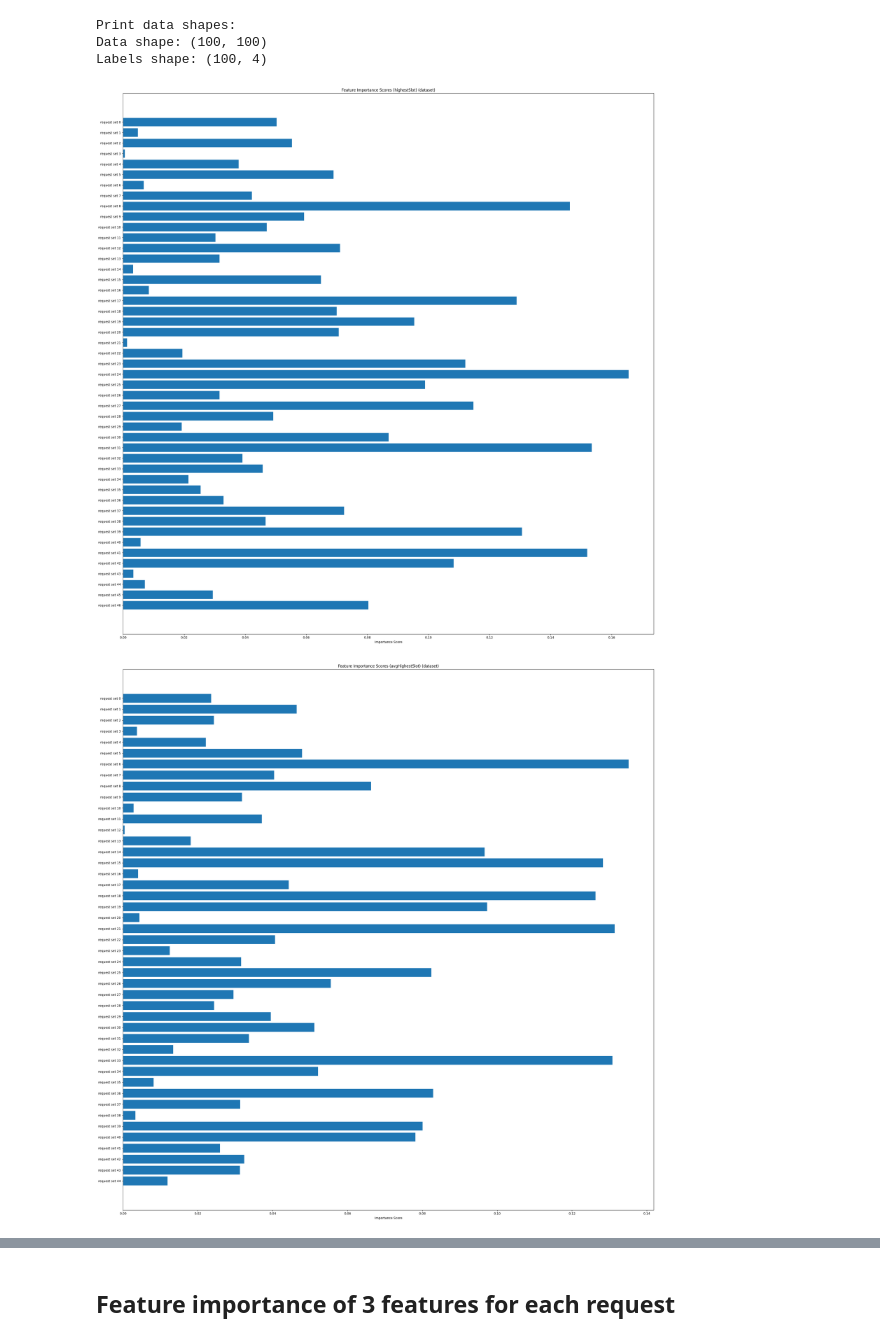
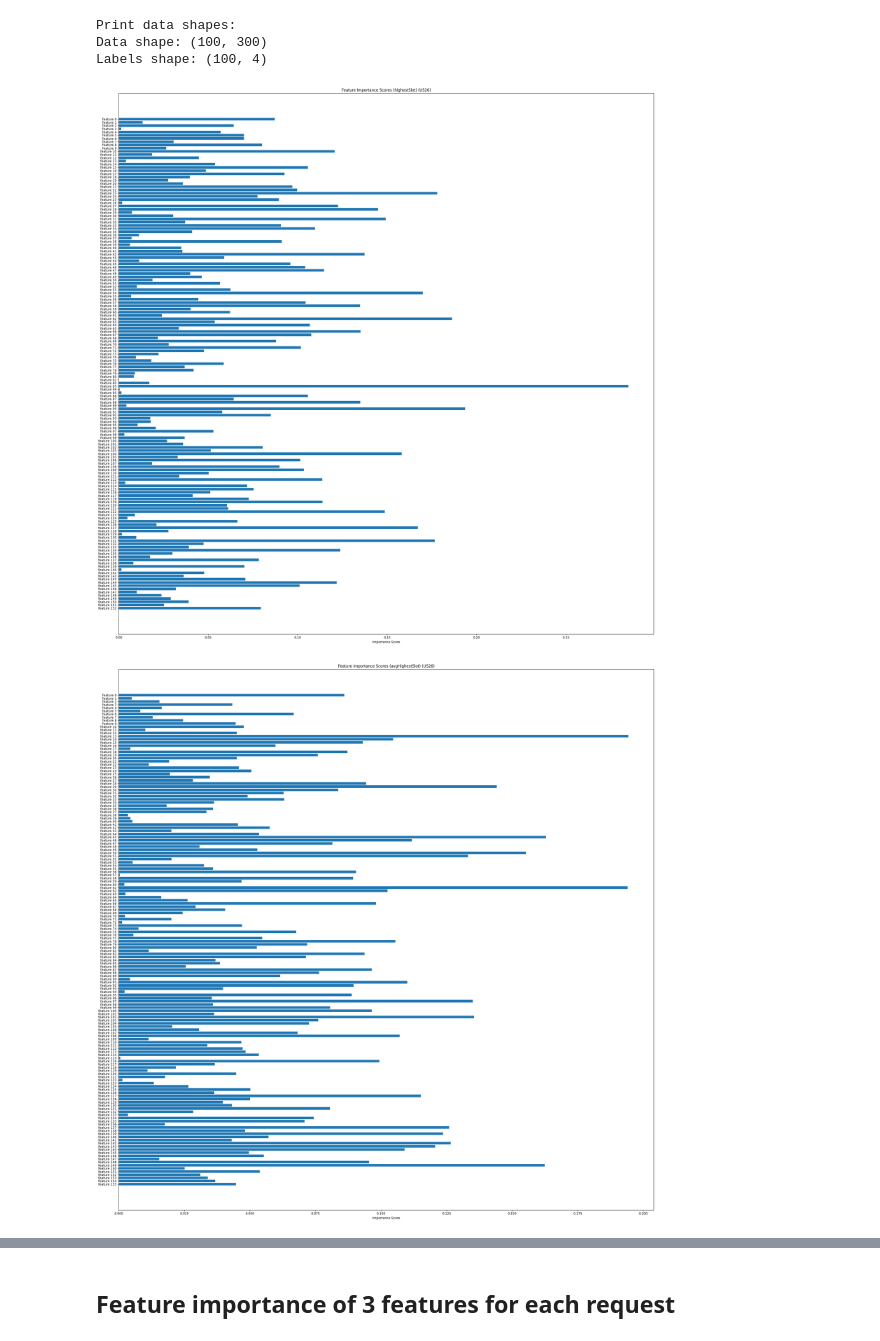
Before and after one commit to pawel150199/network-traffic-prediction, a Jupyter notebook: feature_importance.ipynb, the cells around one changed output, grey strips where cells are left out. Cells and saved outputs as stored; diff of their text form; code cells hidden in the pictures.

Commit message:
feature importance analysis

```diff
--- a/feature_importance.ipynb
+++ b/feature_importance.ipynb
@@ -2,37 +2,37 @@
 import numpy as np
 import matplotlib.pyplot as plt
 from sklearn.feature_selection import mutual_info_regression
 from import_data import import_data
 
-dataset = "Euro28"
+dataset = "US26"
 data, results = import_data(dataset)
 
-data = data[:,:,2]
+data = data.reshape(100,300)
 labels = results
 
 print("Print data shapes:")
 print(f"Data shape: {data.shape}")
 print(f"Labels shape: {labels.shape}")
 
 ticks = ["highestSlot", "avgHighestSlot", "sumOfSlots", "avgActiveTransceivers"]
 
 for i in range(4):
     ig = mutual_info_regression(data, labels[:, i])
     ig_nonzero = [x for x in ig if x>0]
 
     fig, ax = plt.subplots(figsize=(25,25))
     y_pos = np.arange(len(ig_nonzero))
     ax.barh(y_pos, ig_nonzero, align="center")
     ax.set_yticks(y_pos)
-    ax.set_yticklabels(f"request set {i}" for i in range(len(ig_nonzero)))
+    ax.set_yticklabels(f"feature {i}" for i in range(len(ig_nonzero)))
     ax.invert_yaxis()
     ax.set_xlabel("Importance Score")
-    ax.set_title(f"Feature Importance Scores ({ticks[i]}) (dataset)")
+    ax.set_title(f"Feature Importance Scores ({ticks[i]}) ({dataset})")
     plt.tight_layout()
     plt.savefig(f"img/feature_importance_of_100_requests_{ticks[i]}_{dataset}.png")
 # %% [output]
 Print data shapes:
-Data shape: (100, 100)
+Data shape: (100, 300)
 Labels shape: (100, 4)
-[figure, old version]
+[figure, new version]
-[figure, old version]
+[figure, new version]
```
Also changed, not shown: parts of 2 cells of this notebook, 21 other files.
